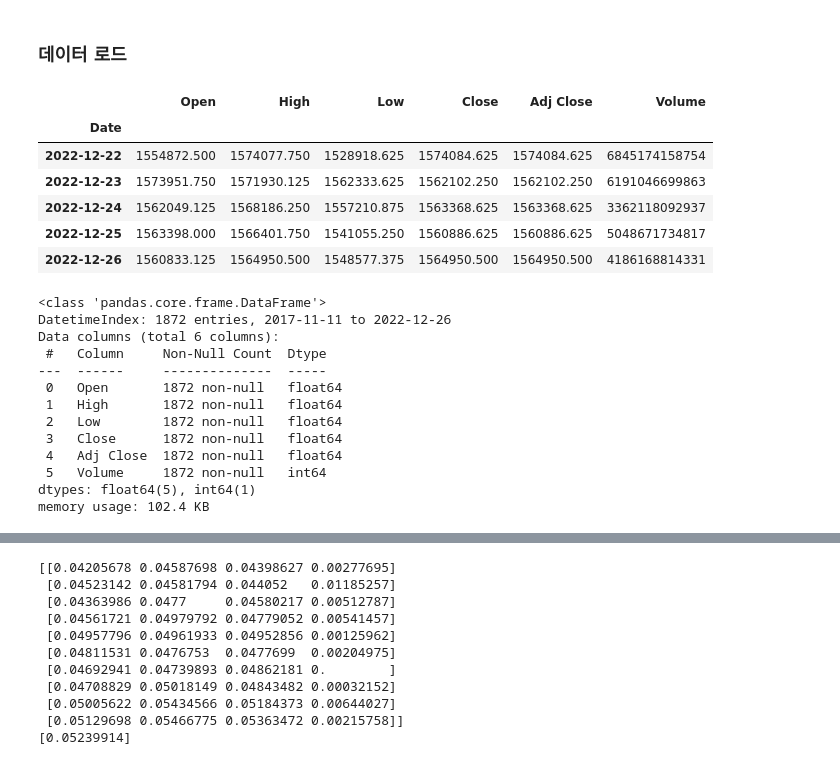
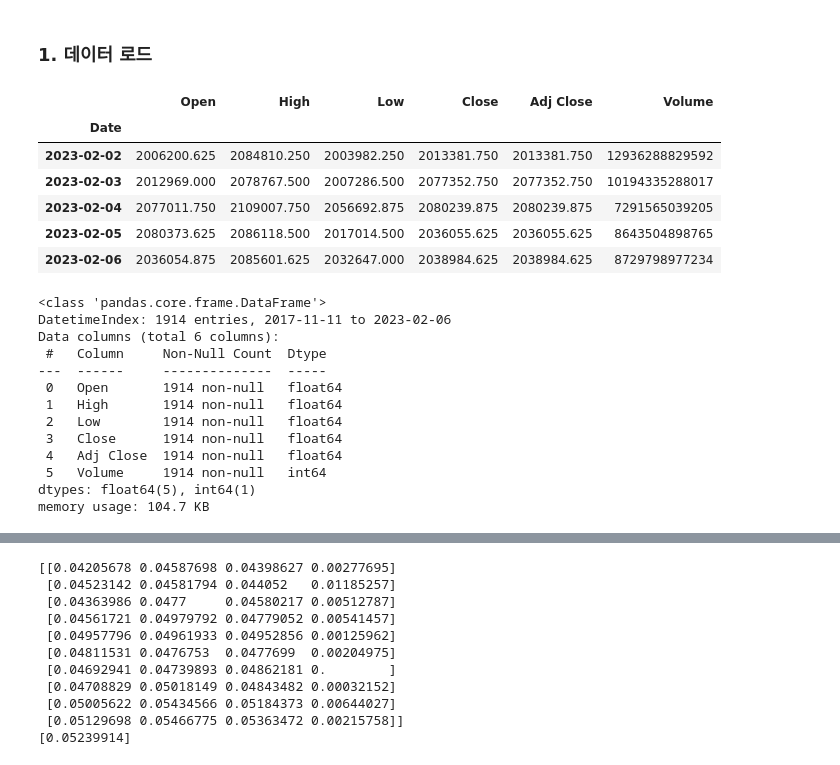
Before and after one commit to 4ix/ai_project_dl, a Jupyter notebook: model.ipynb, the cells around one changed output, grey strips where cells are left out. Saved outputs shown, nothing was run; the diff lists cells and outputs as text; code cells hidden in the pictures.

```diff
--- a/model.ipynb
+++ b/model.ipynb
@@ -1,5 +1,5 @@
 # %% [markdown]
-### 데이터 로드
+### 1. 데이터 로드
 # %%
 import FinanceDataReader as fdr
 import numpy as np
@@ -7,27 +12,27 @@ import matplotlib.pyplot as plt
 # %%
-df = fdr.DataReader('ETH/KRW', '2017-11-11', '2022-12-27') # 2017-11-11 to 2022-12-26, 빗썸기준
+df = fdr.DataReader('ETH/KRW', '2017-11-11', '2023-02-07') # 빗썸기준
 df.tail() # 시가, 고가, 저가, 종가, 조정 종가, 거래량
 # %% [output]
 |  | Open | High | Low | Close | Adj Close | Volume |
 | Date |  |  |  |  |  |  |
-| 2022-12-22 | 1554872.500 | 1574077.750 | 1528918.625 | 1574084.625 | 1574084.625 | 6845174158754 |
-| 2022-12-23 | 1573951.750 | 1571930.125 | 1562333.625 | 1562102.250 | 1562102.250 | 6191046699863 |
-| 2022-12-24 | 1562049.125 | 1568186.250 | 1557210.875 | 1563368.625 | 1563368.625 | 3362118092937 |
-| 2022-12-25 | 1563398.000 | 1566401.750 | 1541055.250 | 1560886.625 | 1560886.625 | 5048671734817 |
-| 2022-12-26 | 1560833.125 | 1564950.500 | 1548577.375 | 1564950.500 | 1564950.500 | 4186168814331 |
+| 2023-02-02 | 2006200.625 | 2084810.250 | 2003982.250 | 2013381.750 | 2013381.750 | 12936288829592 |
+| 2023-02-03 | 2012969.000 | 2078767.500 | 2007286.500 | 2077352.750 | 2077352.750 | 10194335288017 |
+| 2023-02-04 | 2077011.750 | 2109007.750 | 2056692.875 | 2080239.875 | 2080239.875 | 7291565039205 |
+| 2023-02-05 | 2080373.625 | 2086118.500 | 2017014.500 | 2036055.625 | 2036055.625 | 8643504898765 |
+| 2023-02-06 | 2036054.875 | 2085601.625 | 2032647.000 | 2038984.625 | 2038984.625 | 8729798977234 |
 # %%
-df.info() # 1872개가 있음
+df.info()
 # %% [output]
 <class 'pandas.core.frame.DataFrame'>
-DatetimeIndex: 1872 entries, 2017-11-11 to 2022-12-26
+DatetimeIndex: 1914 entries, 2017-11-11 to 2023-02-06
 Data columns (total 6 columns):
  #   Column     Non-Null Count  Dtype
 ---  ------     --------------  -----
- 0   Open       1872 non-null   float64
- 1   High       1872 non-null   float64
- 2   Low        1872 non-null   float64
- 3   Close      1872 non-null   float64
- 4   Adj Close  1872 non-null   float64
- 5   Volume     1872 non-null   int64
+ 0   Open       1914 non-null   float64
+ 1   High       1914 non-null   float64
+ 2   Low        1914 non-null   float64
+ 3   Close      1914 non-null   float64
+ 4   Adj Close  1914 non-null   float64
+ 5   Volume     1914 non-null   int64
 dtypes: float64(5), int64(1)
-memory usage: 102.4 KB
+memory usage: 104.7 KB
```
Also changed, not shown: parts of 36 cells of this notebook, 46 other files.
